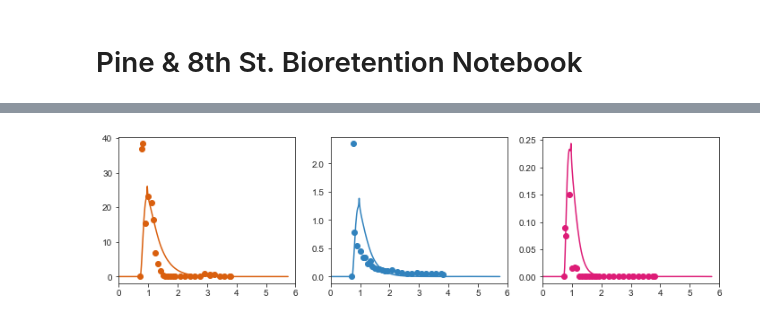
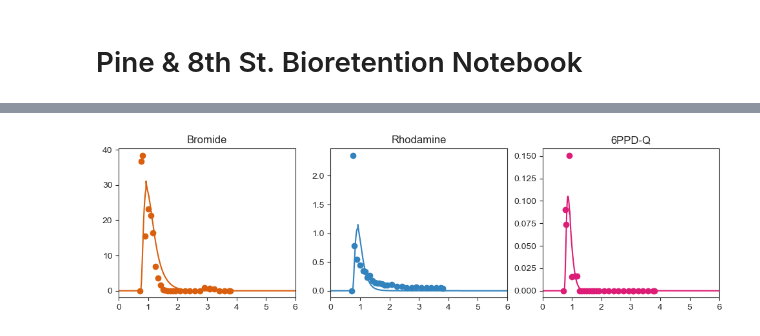
Before and after one commit to tfmrodge/SubsurfaceSinks, a Jupyter notebook: Pine & 8th BC Plotting.ipynb, the cells around one changed output, grey strips where cells are left out. Cells and saved outputs as stored; diff of their text form; code cells hidden in the pictures.

```diff
--- a/Pine & 8th BC Plotting.ipynb
+++ b/Pine & 8th BC Plotting.ipynb
@@ -20,8 +20,10 @@ chemsumm = pd.read_excel('inputfiles/6PPDQ_CHEMSUMM.xlsx',index_col = 0)
 #chemsumm = pd.read_excel('inputfiles/Kortright_ALL_CHEMSUMM.xlsx',index_col = 0)
 params = pd.read_excel('inputfiles/params_Pine8th.xlsx',index_col = 0)
 pp = None
-fpath = 'D:/GitHub/Vancouver_BC_Modeling/Pickles/'
-res = pd.read_pickle(fpath+'6PPDQ_spiketest.pkl')
+fpath = 'D:/OneDrive - UBC/Postdoc/Active Projects/6PPD/Modeling/Pickles/'
+#res = pd.read_pickle(fpath+'6PPDQ_spiketest.pkl')
+res = pd.read_pickle(fpath+'outputspiketest_2D.pkl')
+#res = pd.read_pickle(fpath+'6PPDQ_2014.pkl')
 #res = pd.read_pickle(fpath+'6PPDQ_simstorm.pkl')
 #res = pd.read_pickle(fpath+'/pickles/outputtest.pkl')
 res.head()
@@ -35,8 +37,9 @@ res.head()
 5 rows × 473 columns
 # %%
 #Calculate the masses
-timeseries = pd.read_excel('inputfiles/timeseries_Pine8th.xlsx')
-timeseries = timeseries[timeseries.time<=6]
+#timeseries = pd.read_excel('inputfiles/2014_timeseries.xlsx')
+timeseries = pd.read_excel('inputfiles/timeseries_Pine8th_30s.xlsx')
+#timeseries = timeseries[timeseries.time<=6]
 bc = BCBlues(locsumm,chemsumm,params,timeseries,numc)
 mbal = bc.mass_balance(res,numc)
 mbal_cum = bc.mass_balance_cumulative(numc, mass_balance = mbal,normalized=True)
@@ -51,4 +54,7 @@ mbal_cum.head()
 5 rows × 119 columns
+# %%
+res.loc[:,'c'] = res.v1*(res.dt)/res.dx
+res[res.c>1]
 # %%
 #Plot the figure. Choose the compound and the time to display (in hours).
 compound = '6PPDQ'#'Bromide'#use same name as in chemsumm
@@ -77,32 +83,35 @@ Couts.head()
 measdat = pd.read_excel('Tracer_test_measurements.xlsx')
 fig,axs = plt.subplots(1,3,figsize=(12,3),sharex='all')
 #Plot 1 - Bromide, Benzotriazole, Rhodamine (mg/L)
 axs[0].scatter(measdat.loc[:,'Time (hrs)']
                             ,measdat.loc[:,['Bromide_meas (mg/L)']],color='#d95f0e') #fec44f #d95f0e
 #axs[0,0].scatter(measdat.loc[:,'Time(hrs)']
 #                            ,measdat.loc[:,['Benzotriazole_meas(mg/L)']],color='#756bb1') #bcbddc, #756bb1
 axs[1].scatter(measdat.loc[:,'Time (hrs)']
                             ,measdat.loc[:,['Rhodamine_meas (mg/L)']],color='#3182bd')#9ecae1, #3182bd
 #Line Plots
 axs[0].plot(Couts.loc[:,'time']
                             ,Couts.loc[:,['Bromide_Coutest']],color='#d95f0e')#fec44f #d95f0e
 #axs[0,0].plot(Couts.loc[:,'time']
 #                            ,Couts.loc[:,['Benzotriazole_Coutest']],color='#756bb1')#bcbddc, #756bb1
 axs[1].plot(Couts.loc[:,'time']
                             ,Couts.loc[:,['Rhodamine_Coutest']],color='#3182bd')#9ecae1, #3182bd
 #Plot 2 - 6PPDQ (ng/L)
 axs[2].scatter(measdat.loc[:,'Time (hrs)']
                             ,measdat.loc[:,['6PPDQ_meas (ng/L)']],color='#dd1c77') #dd1c77 #c994c7
 #Line Plots
 axs[2].plot(Couts.loc[:,'time']
                             ,Couts.loc[:,['6PPDQ_Coutest']],color='#dd1c77')#dd1c77 #c994c7
 axs[0].set_xlim((0,6))
+axs[0].set_title('Bromide')
+axs[1].set_title('Rhodamine')
+axs[2].set_title('6PPD-Q')
 #axs[0,0].set(xlim=(0, 7.2))
 #axs[0,0].set(ylim=(0, 95))
 #axs[0,1].set(ylim=(0, 395))
 #axs[1,0].set(ylim=(0, 9.5))
 fpath = 'D:\OneDrive - UBC\Postdoc\Active Projects\6PPD\Manuscript\Figs\Pythonfigs'
 #fig.savefig(fpath+'testvsest_20220822.pdf', format='pdf',bbox_inches= 'tight')
 # %% [output]
-[figure, old version]
+[figure, new version]
 # %%
```
Also changed, not shown: parts of 18 cells of this notebook, 8 other files.
